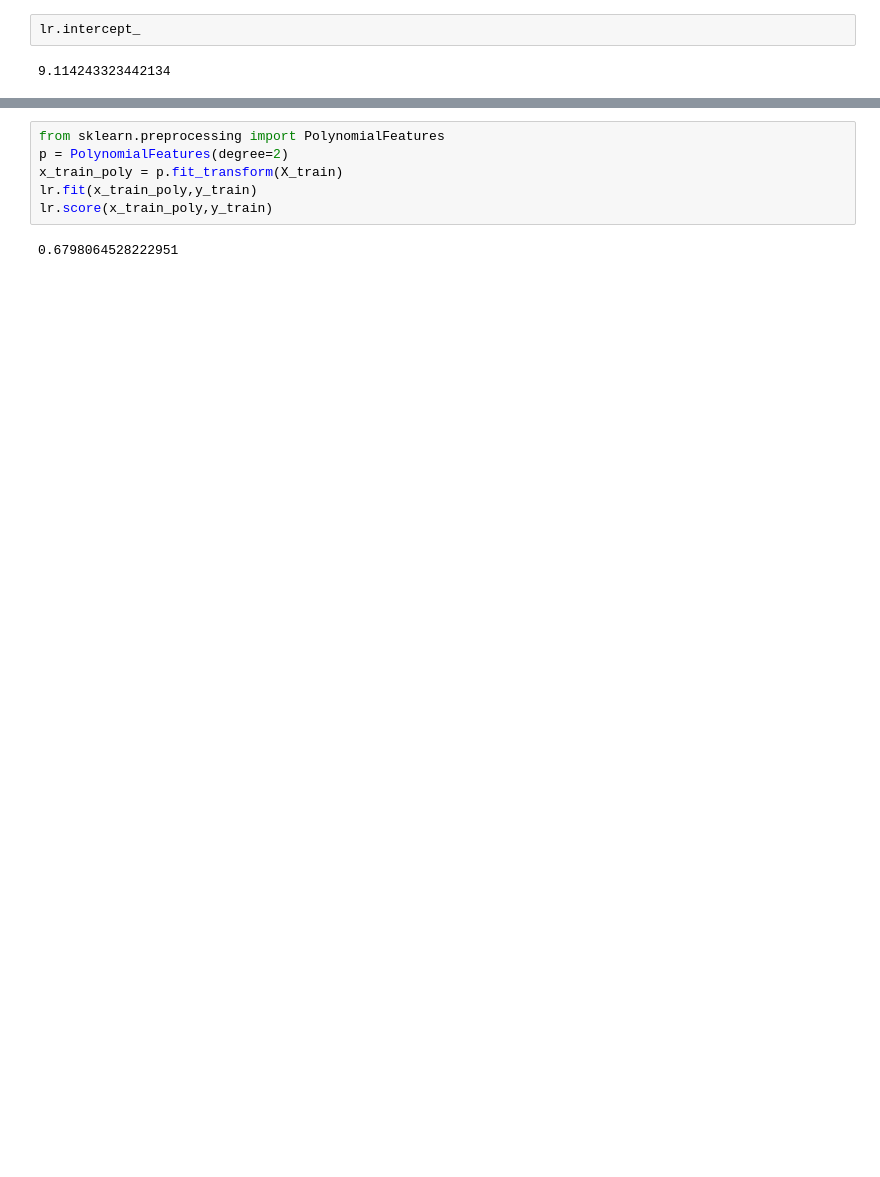
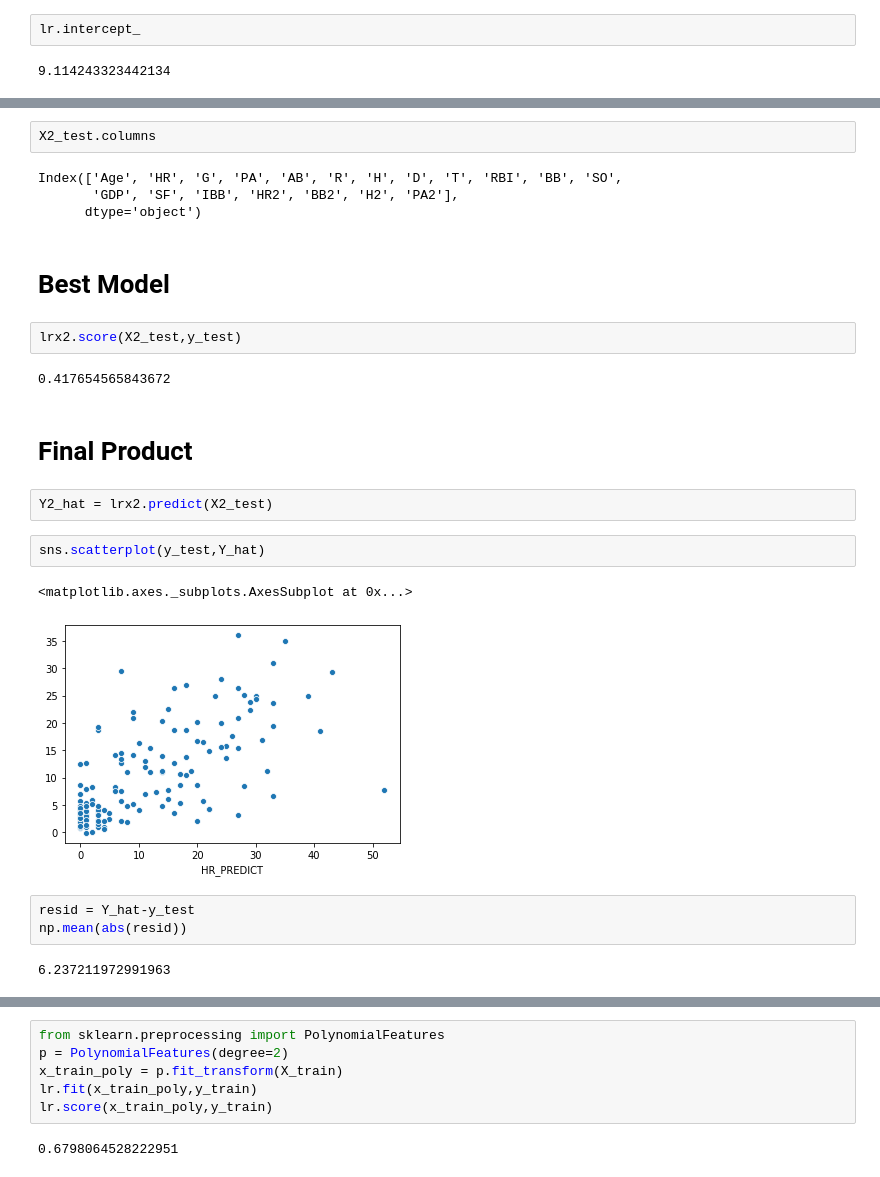
Before and after one commit to Ezuniga13/Home-Run-regression, a Jupyter notebook: Bronx Bombers.ipynb, the cells around one changed output, grey strips where cells are left out. Saved outputs shown, nothing was run; the diff lists cells and outputs as text; blank space fills up the shorter version.

Commit message:
final product

```diff
--- a/Bronx Bombers.ipynb
+++ b/Bronx Bombers.ipynb
@@ -460,0 +495,26 @@ list(zip(features,lr.coef_))
+# %%
+X2_test.columns
+# %% [output]
+Index(['Age', 'HR', 'G', 'PA', 'AB', 'R', 'H', 'D', 'T', 'RBI', 'BB', 'SO',
+       'GDP', 'SF', 'IBB', 'HR2', 'BB2', 'H2', 'PA2'],
+      dtype='object')
+# %% [markdown]
+# Best Model #
+# %%
+lrx2.score(X2_test,y_test)
+# %% [output]
+0.417654565843672
+# %% [markdown]
+# Final Product #
+# %%
+Y2_hat = lrx2.predict(X2_test)
+# %%
+sns.scatterplot(y_test,Y_hat)
+# %% [output]
+<matplotlib.axes._subplots.AxesSubplot at 0x...>
+[figure, added]
+# %%
+resid = Y_hat-y_test
+np.mean(abs(resid))
+# %% [output]
+6.237211972991963
```
Also changed, not shown: parts of 43 cells of this notebook.
